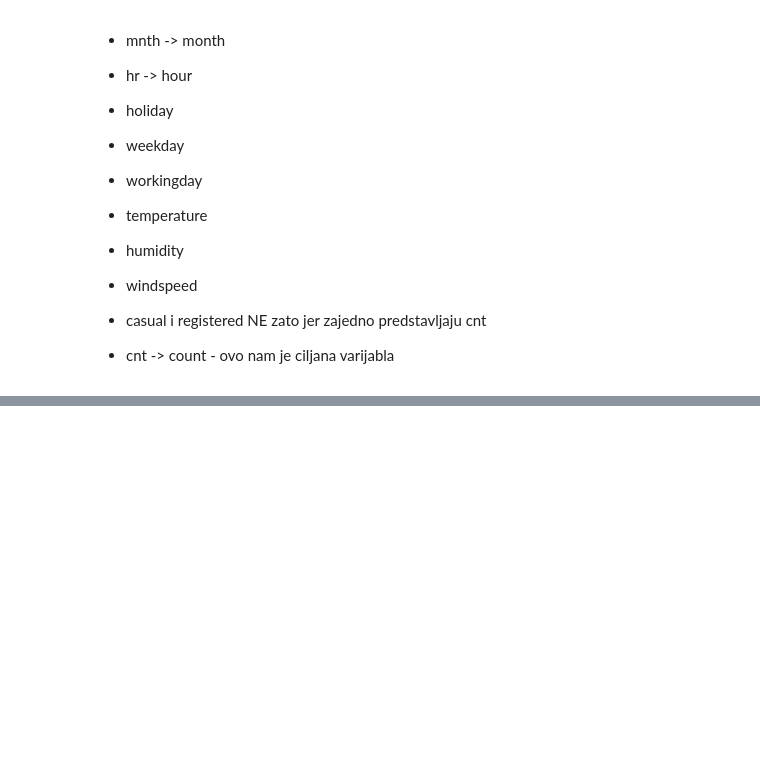
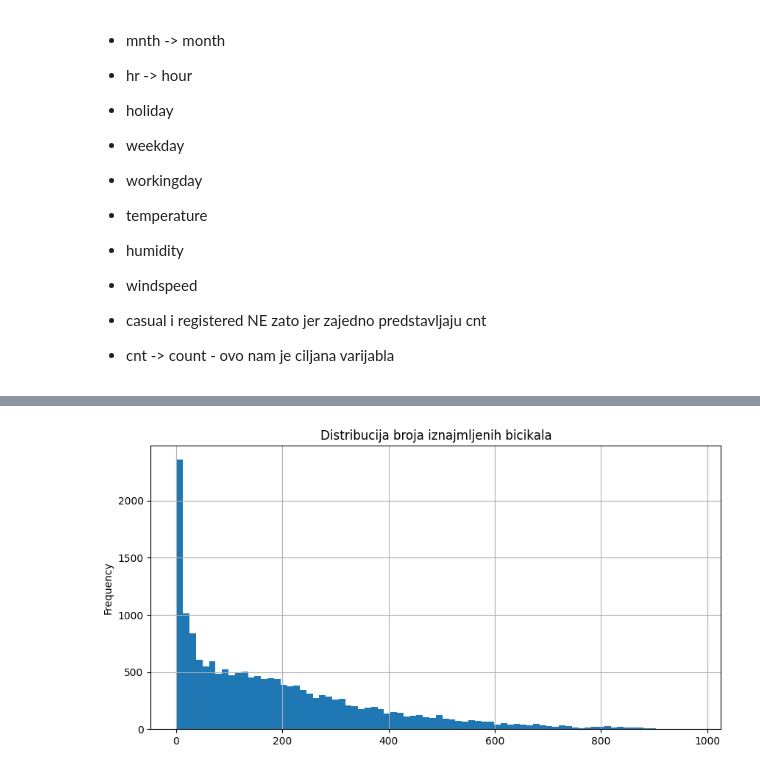
Before and after one commit to python-developer-algebra-klujic/pyds-ponavljanje, a Jupyter notebook: 13_Reg_Klas_kombinacija.ipynb, the cells around one changed output, grey strips where cells are left out. Cells and saved outputs as stored; diff of their text form; code cells hidden in the pictures; blank space fills up the shorter version.

```diff
--- a/13_Reg_Klas_kombinacija.ipynb
+++ b/13_Reg_Klas_kombinacija.ipynb
@@ -34,3 +34,6 @@ from sklearn.metrics import (mean_absolute_error, mean_squared_error, r2_score,
                             ConfusionMatrixDisplay, classification_report)
 
 pd.set_option('display.float_format', '{:,.2f}'.format)
+# %%
+df = pd.read_csv('data/bike_hour.csv')
+df.head()
@@ -36,0 +92,10 @@ pd.set_option('display.float_format', '{:,.2f}'.format)
+# %%
+df = df.rename(columns={
+    'yr': 'year',
+    'mnth': 'month',
+    'hr': 'hour',
+    'hum': 'humidity',
+    'cnt': 'count'
+})
+
+df
@@ -36,0 +128,11 @@ pd.set_option('display.float_format', '{:,.2f}'.format)
+# %%
+df['count'].plot(
+    kind='hist',
+    figsize=(10, 5),
+    bins=80,
+    title='Distribucija broja iznajmljenih bicikala'
+)
+
+plt.grid(True)
+# %% [output]
+[figure, added]
```
Also changed, not shown: parts of 24 cells of this notebook.
